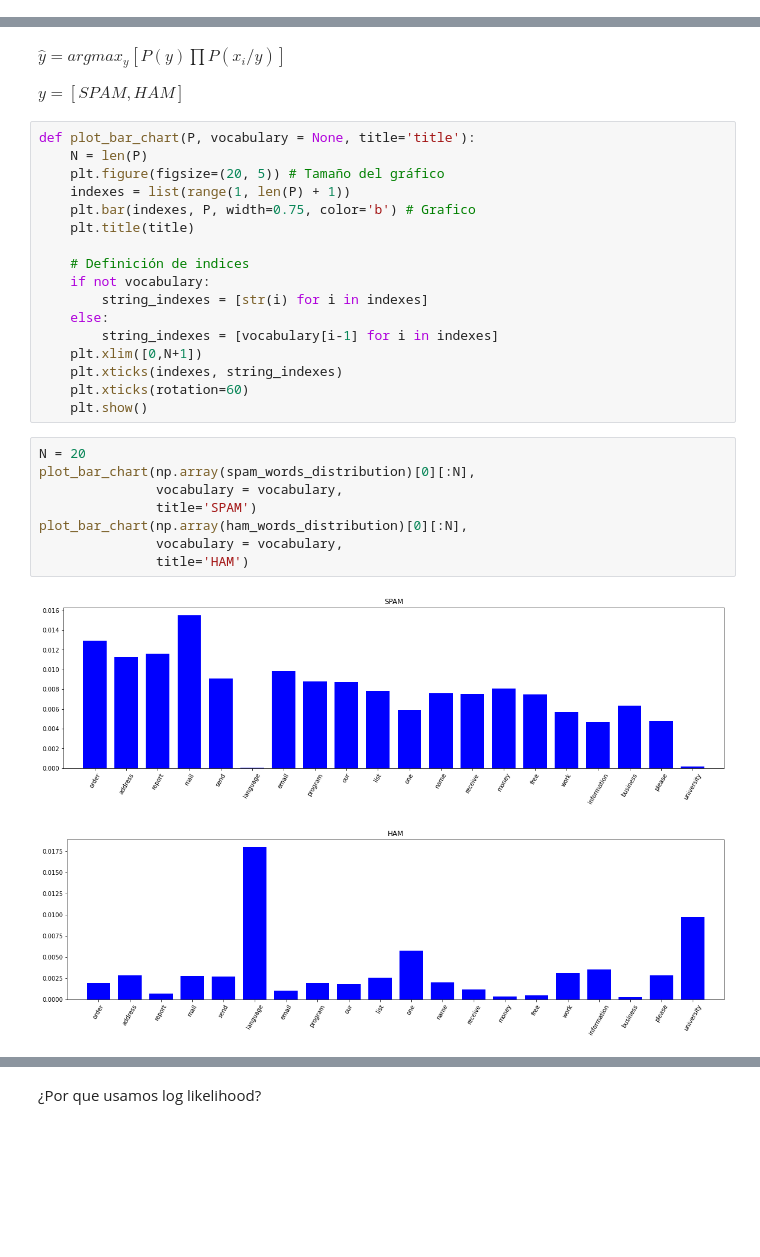
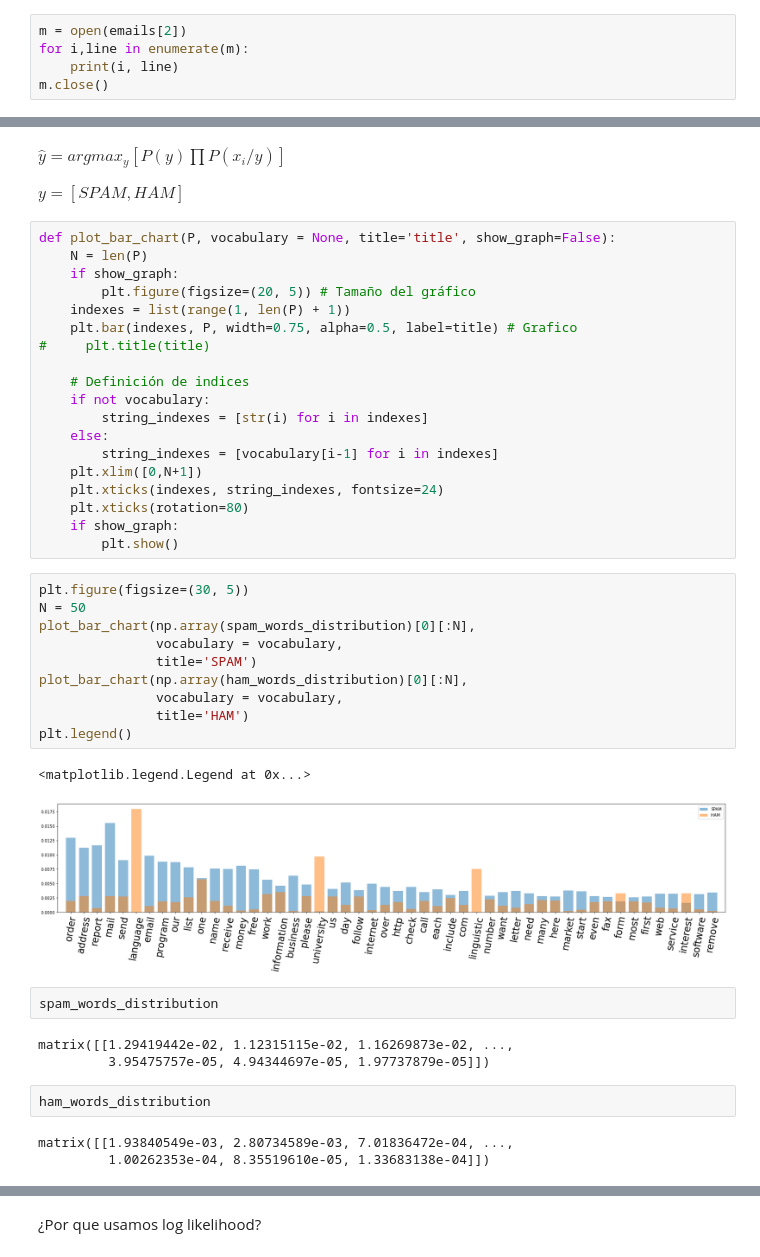
Before and after one commit to lab-pep-itba/Clase-3---Clasificadores-Bayesianos, a Jupyter notebook: 12 - SPAM HAM Naive Bayes.ipynb, the cells around one changed output, grey strips where cells are left out. Saved outputs shown, nothing was run; the diff lists cells and outputs as text; blank space fills up the shorter version.

```diff
--- a/12 - SPAM HAM Naive Bayes.ipynb
+++ b/12 - SPAM HAM Naive Bayes.ipynb
@@ -89,0 +99,5 @@ emails[0:10]
+# %%
+m = open(emails[2])
+for i,line in enumerate(m):
+    print(i, line)
+m.close()
@@ -227,12 +307,13 @@ $\hat{y} = arg max_y [{P(y)\prod P(x_i/y)}]$
 
 $y = [SPAM, HAM]$
 # %%
-def plot_bar_chart(P, vocabulary = None, title='title'):
+def plot_bar_chart(P, vocabulary = None, title='title', show_graph=False):
     N = len(P)
-    plt.figure(figsize=(20, 5)) # Tamaño del gráfico
+    if show_graph:
+        plt.figure(figsize=(20, 5)) # Tamaño del gráfico
     indexes = list(range(1, len(P) + 1))
-    plt.bar(indexes, P, width=0.75, color='b') # Grafico
-    plt.title(title)
+    plt.bar(indexes, P, width=0.75, alpha=0.5, label=title) # Grafico
+#     plt.title(title)
 
     # Definición de indices
     if not vocabulary:
@@ -240,17 +321,30 @@ def plot_bar_chart(P, vocabulary = None, title='title'):
     else:
         string_indexes = [vocabulary[i-1] for i in indexes]
     plt.xlim([0,N+1])
-    plt.xticks(indexes, string_indexes)
-    plt.xticks(rotation=60)
-    plt.show()
+    plt.xticks(indexes, string_indexes, fontsize=24)
+    plt.xticks(rotation=80)
+    if show_graph:
+        plt.show()
 # %%
-N = 20
+plt.figure(figsize=(30, 5))
+N = 50
 plot_bar_chart(np.array(spam_words_distribution)[0][:N],
                vocabulary = vocabulary,
                title='SPAM')
 plot_bar_chart(np.array(ham_words_distribution)[0][:N],
                vocabulary = vocabulary,
                title='HAM')
+plt.legend()
 # %% [output]
+<matplotlib.legend.Legend at 0x...>
-[figure, old version]
+[figure, new version]
-[figure, removed]
+# %%
+spam_words_distribution
+# %% [output]
+matrix([[1.29419442e-02, 1.12315115e-02, 1.16269873e-02, ...,
+         3.95475757e-05, 4.94344697e-05, 1.97737879e-05]])
+# %%
+ham_words_distribution
+# %% [output]
+matrix([[1.93840549e-03, 2.80734589e-03, 7.01836472e-04, ...,
+         1.00262353e-04, 8.35519610e-05, 1.33683138e-04]])
```
Also changed, not shown: parts of 43 cells of this notebook, 5 other files.
